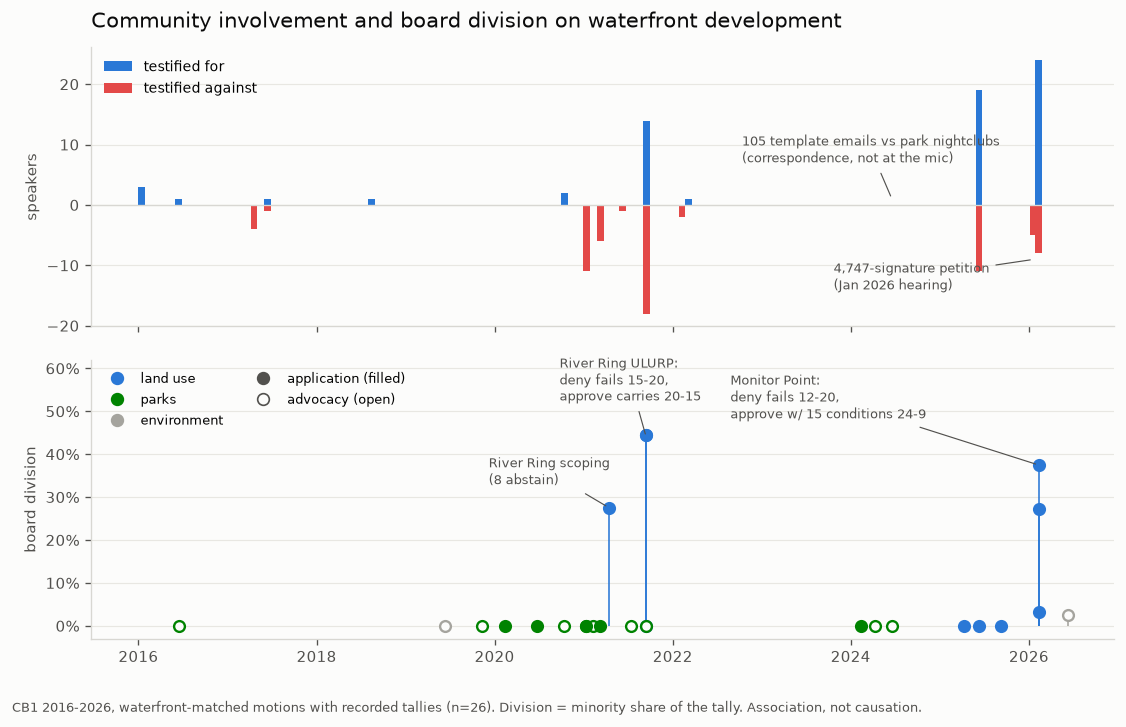
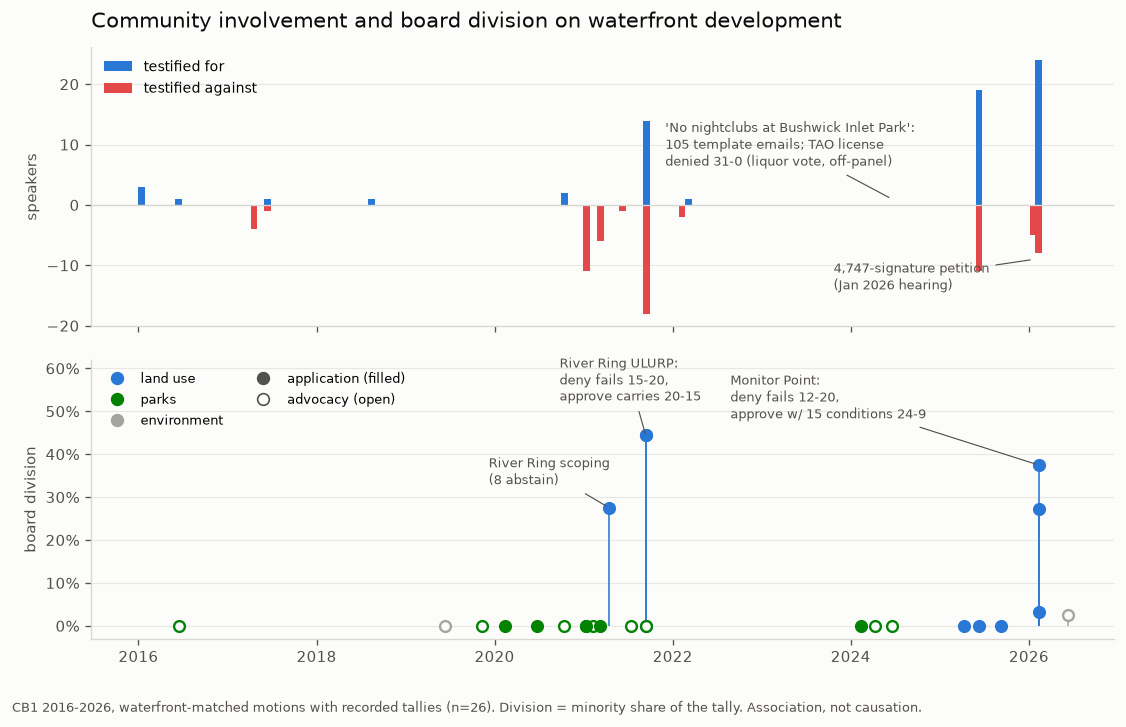
Unified diff of the notebook cell whose output changed from the first chart to the second:
--- before
+++ after
@@ -34,6 +34,6 @@
              textcoords="offset points", fontsize=8, color=INK2,
              arrowprops=dict(arrowstyle="-", color=INK2, lw=0.7))
-ax1.annotate("105 template emails vs park nightclubs\n(correspondence, not at the mic)",
-             (pd.Timestamp("2024-06-18"), 1), xytext=(-90, 22),
+ax1.annotate("'No nightclubs at Bushwick Inlet Park':\n105 template emails; TAO license\ndenied 31-0 (liquor vote, off-panel)",
+             (pd.Timestamp("2024-06-18"), 1), xytext=(-136, 20),
              textcoords="offset points", fontsize=8, color=INK2,
              arrowprops=dict(arrowstyle="-", color=INK2, lw=0.7))

Commit: Correct TAO annotation: campaign had mic testimony and won a 31-0 denial